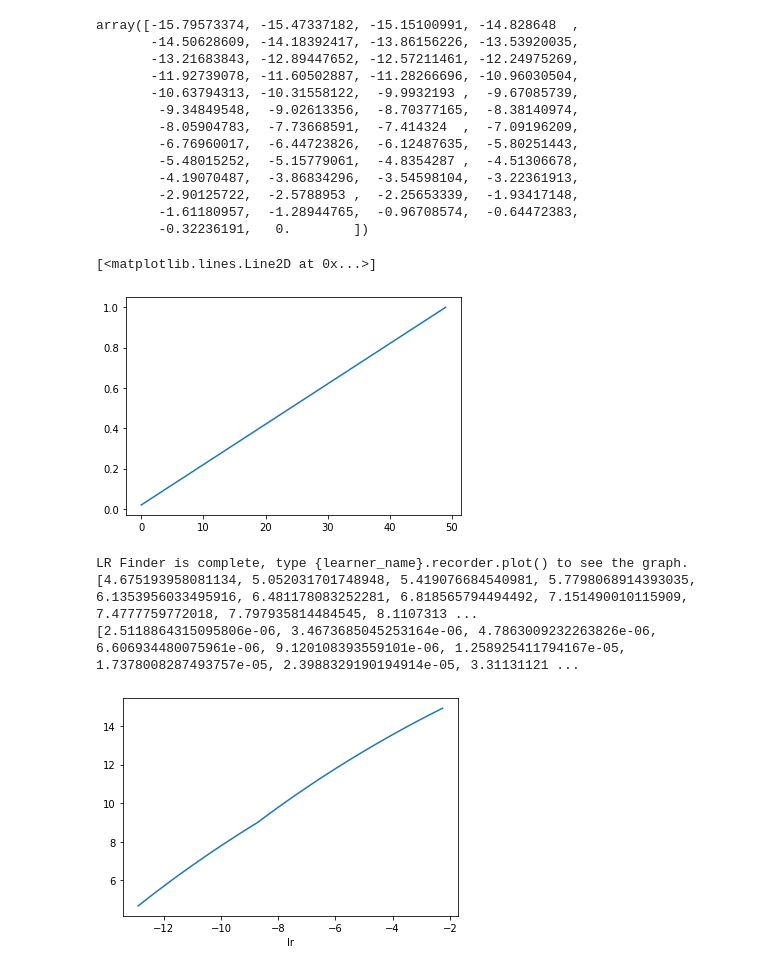
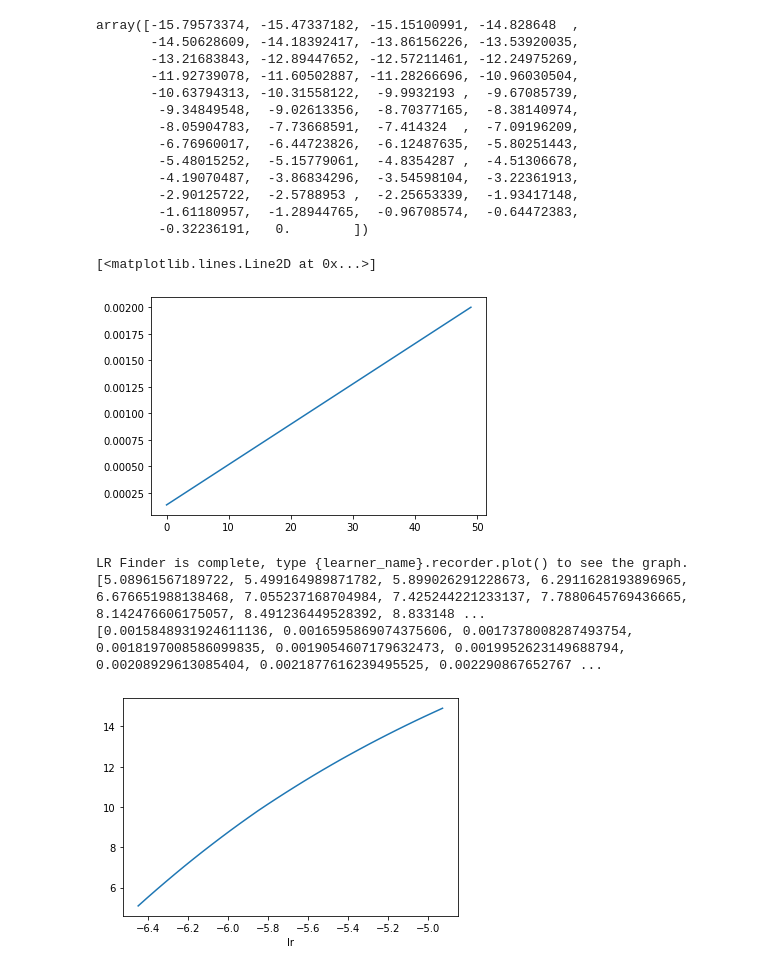
Before and after one commit to RRisto/callbacks, a Jupyter notebook: dev_lr_finder.ipynb, the cells around one changed output. Cells and saved outputs as stored; diff of their text form; code cells hidden in the pictures.

```diff
--- a/dev_lr_finder.ipynb
+++ b/dev_lr_finder.ipynb
@@ -514,19 +518,19 @@ array([-15.79573374, -15.47337182, -15.15100991, -14.828648  ,
         -1.61180957,  -1.28944765,  -0.96708574,  -0.64472383,
         -0.32236191,   0.        ])
 # %%
-sched = Scheduler((1e-7, 1), n_iter=50, func=annealing_linear)
+sched = Scheduler((1e-4, 2e-3), n_iter=50, func=annealing_linear)
 lrs=[sched.step() for _ in range(50)]
 plt.plot(lrs)
 # %% [output]
 [<matplotlib.lines.Line2D at 0x...>]
-[figure, old version]
+[figure, new version]
 # %%
-lr_find(start_lr=1e-7, end_lr=1, num_it=50, stop_div=True, wd=None)
+lr_find(start_lr=1e-3, end_lr=1e-2, num_it=50, stop_div=True, wd=None)
 # %% [output]
 LR Finder is complete, type {learner_name}.recorder.plot() to see the graph.
-[4.675193958081134, 5.052031701748948, 5.419076684540981, 5.7798068914393035, 6.1353956033495916, 6.481178083252281, 6.818565794494492, 7.151490010115909, 7.4777759772018, 7.797935814484545, 8.1107313 ...
-[2.5118864315095806e-06, 3.4673685045253164e-06, 4.7863009232263826e-06, 6.606934480075961e-06, 9.120108393559101e-06, 1.258925411794167e-05, 1.7378008287493757e-05, 2.3988329190194914e-05, 3.31131121 ...
+[5.08961567189722, 5.499164989871782, 5.899026291228673, 6.2911628193896965, 6.676651988138468, 7.055237168704984, 7.425244221233137, 7.7880645769436665, 8.142476606175057, 8.491236449528392, 8.833148 ...
+[0.0015848931924611136, 0.0016595869074375606, 0.0017378008287493754, 0.0018197008586099835, 0.0019054607179632473, 0.0019952623149688794, 0.00208929613085404, 0.0021877616239495525, 0.002290867652767 ...
-[figure, old version]
+[figure, new version]
 # %%
 lr_find(start_lr=1e-7, end_lr=1, num_it=50, stop_div=True, wd=None, annealing_func=annealing_exp)
 # %% [output]
```
Also changed, not shown: parts of 8 cells of this notebook, 2 other files.
